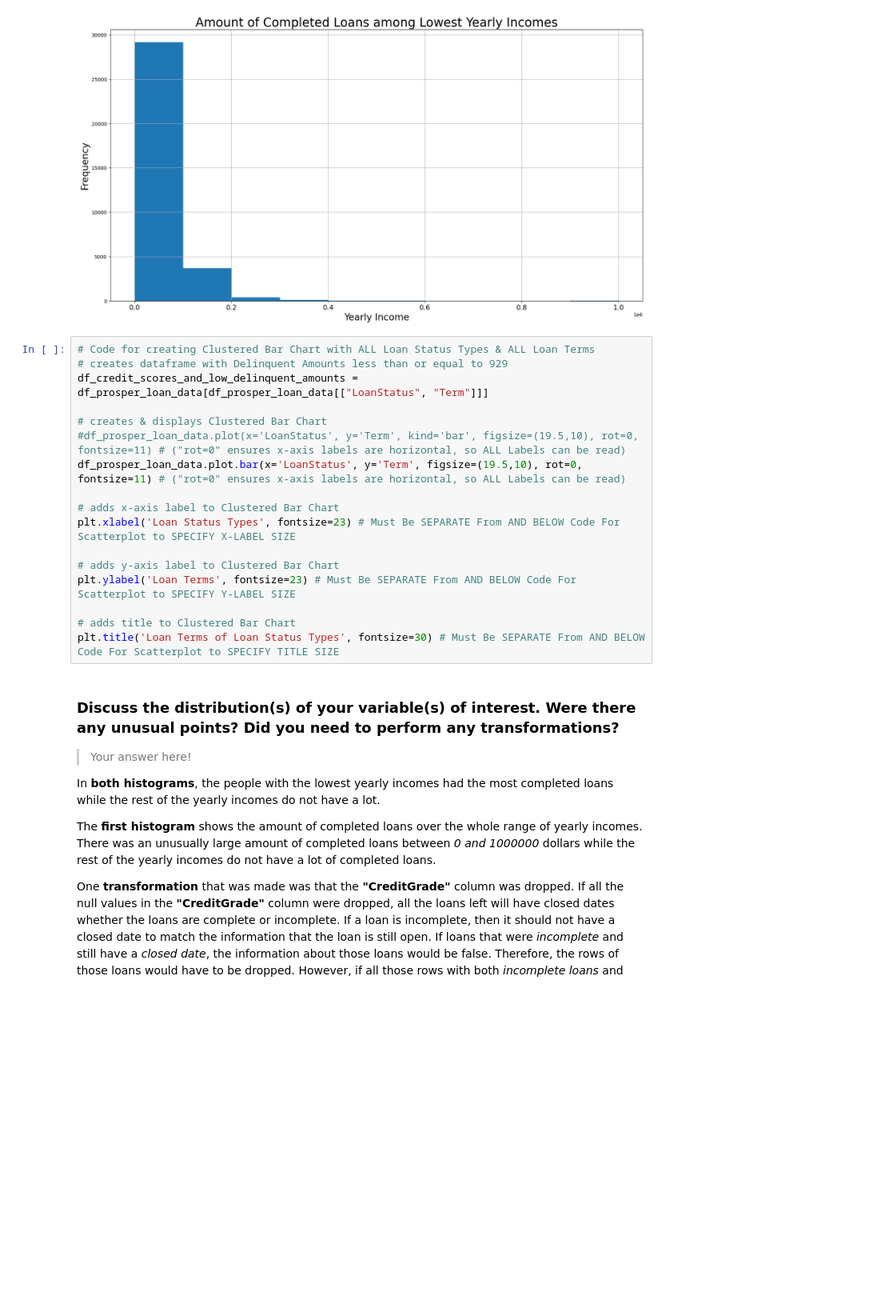
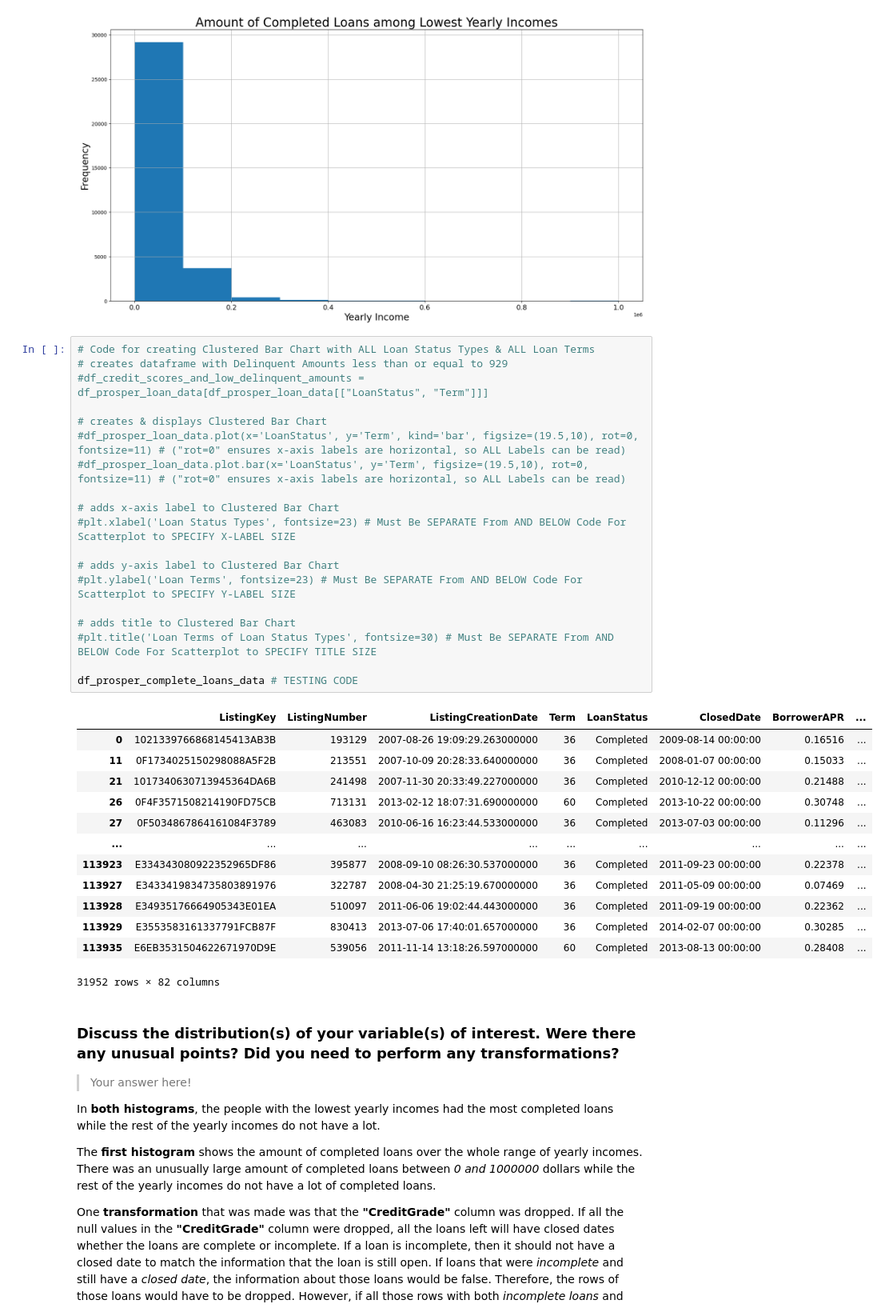
Before and after one commit to jwGitHub9860/Communicate_Data_Findings, a Jupyter notebook: Part_I_exploration_template.ipynb, the cells around one changed output. Shown at 80% size. Cells and saved outputs as stored; diff of their text form; blank space fills up the shorter version.

Commit message:
refactor: Refactoring production code
Comment out all code in code cell for bar chart & add testing code to display dataframe with completed loans only in "Univariate Exploration" section

```diff
--- a/Part_I_exploration_template.ipynb
+++ b/Part_I_exploration_template.ipynb
@@ -266,20 +266,36 @@ Text(0.5, 1.0, 'Amount of Completed Loans among Lowest Yearly Incomes')
 # %%
 # Code for creating Clustered Bar Chart with ALL Loan Status Types & ALL Loan Terms
 # creates dataframe with Delinquent Amounts less than or equal to 929
-df_credit_scores_and_low_delinquent_amounts = df_prosper_loan_data[df_prosper_loan_data[["LoanStatus", "Term"]]]
+#df_credit_scores_and_low_delinquent_amounts = df_prosper_loan_data[df_prosper_loan_data[["LoanStatus", "Term"]]]
 
 # creates & displays Clustered Bar Chart
 #df_prosper_loan_data.plot(x='LoanStatus', y='Term', kind='bar', figsize=(19.5,10), rot=0, fontsize=11) # ("rot=0" ensures x-axis labels are horizontal, so ALL Labels can be read)
-df_prosper_loan_data.plot.bar(x='LoanStatus', y='Term', figsize=(19.5,10), rot=0, fontsize=11) # ("rot=0" ensures x-axis labels are horizontal, so ALL Labels can be read)
+#df_prosper_loan_data.plot.bar(x='LoanStatus', y='Term', figsize=(19.5,10), rot=0, fontsize=11) # ("rot=0" ensures x-axis labels are horizontal, so ALL Labels can be read)
 
 # adds x-axis label to Clustered Bar Chart
-plt.xlabel('Loan Status Types', fontsize=23) # Must Be SEPARATE From AND BELOW Code For Scatterplot to SPECIFY X-LABEL SIZE
+#plt.xlabel('Loan Status Types', fontsize=23) # Must Be SEPARATE From AND BELOW Code For Scatterplot to SPECIFY X-LABEL SIZE
 
 # adds y-axis label to Clustered Bar Chart
-plt.ylabel('Loan Terms', fontsize=23) # Must Be SEPARATE From AND BELOW Code For Scatterplot to SPECIFY Y-LABEL SIZE
+#plt.ylabel('Loan Terms', fontsize=23) # Must Be SEPARATE From AND BELOW Code For Scatterplot to SPECIFY Y-LABEL SIZE
 
 # adds title to Clustered Bar Chart
-plt.title('Loan Terms of Loan Status Types', fontsize=30) # Must Be SEPARATE From AND BELOW Code For Scatterplot to SPECIFY TITLE SIZE
+#plt.title('Loan Terms of Loan Status Types', fontsize=30) # Must Be SEPARATE From AND BELOW Code For Scatterplot to SPECIFY TITLE SIZE
+
+df_prosper_complete_loans_data # TESTING CODE
+# %% [output]
+|  | ListingKey | ListingNumber | ListingCreationDate | Term | LoanStatus | ClosedDate | BorrowerAPR | ... |
+| 0 | 1021339766868145413AB3B | 193129 | 2007-08-26 19:09:29.263000000 | 36 | Completed | 2009-08-14 00:00:00 | 0.16516 | ... |
+| 11 | 0F1734025150298088A5F2B | 213551 | 2007-10-09 20:28:33.640000000 | 36 | Completed | 2008-01-07 00:00:00 | 0.15033 | ... |
+| 21 | 1017340630713945364DA6B | 241498 | 2007-11-30 20:33:49.227000000 | 36 | Completed | 2010-12-12 00:00:00 | 0.21488 | ... |
+| 26 | 0F4F3571508214190FD75CB | 713131 | 2013-02-12 18:07:31.690000000 | 60 | Completed | 2013-10-22 00:00:00 | 0.30748 | ... |
+| 27 | 0F5034867864161084F3789 | 463083 | 2010-06-16 16:23:44.533000000 | 36 | Completed | 2013-07-03 00:00:00 | 0.11296 | ... |
+| ... | ... | ... | ... | ... | ... | ... | ... | ... |
+| 113923 | E334343080922352965DF86 | 395877 | 2008-09-10 08:26:30.537000000 | 36 | Completed | 2011-09-23 00:00:00 | 0.22378 | ... |
+| 113927 | E3433419834735803891976 | 322787 | 2008-04-30 21:25:19.670000000 | 36 | Completed | 2011-05-09 00:00:00 | 0.07469 | ... |
+| 113928 | E34935176664905343E01EA | 510097 | 2011-06-06 19:02:44.443000000 | 36 | Completed | 2011-09-19 00:00:00 | 0.22362 | ... |
+| 113929 | E3553583161337791FCB87F | 830413 | 2013-07-06 17:40:01.657000000 | 36 | Completed | 2014-02-07 00:00:00 | 0.30285 | ... |
+| 113935 | E6EB3531504622671970D9E | 539056 | 2011-11-14 13:18:26.597000000 | 60 | Completed | 2013-08-13 00:00:00 | 0.28408 | ... |
+31952 rows × 82 columns
 # %% [markdown]
 ### Discuss the distribution(s) of your variable(s) of interest. Were there any unusual points? Did you need to perform any transformations?
 
```
